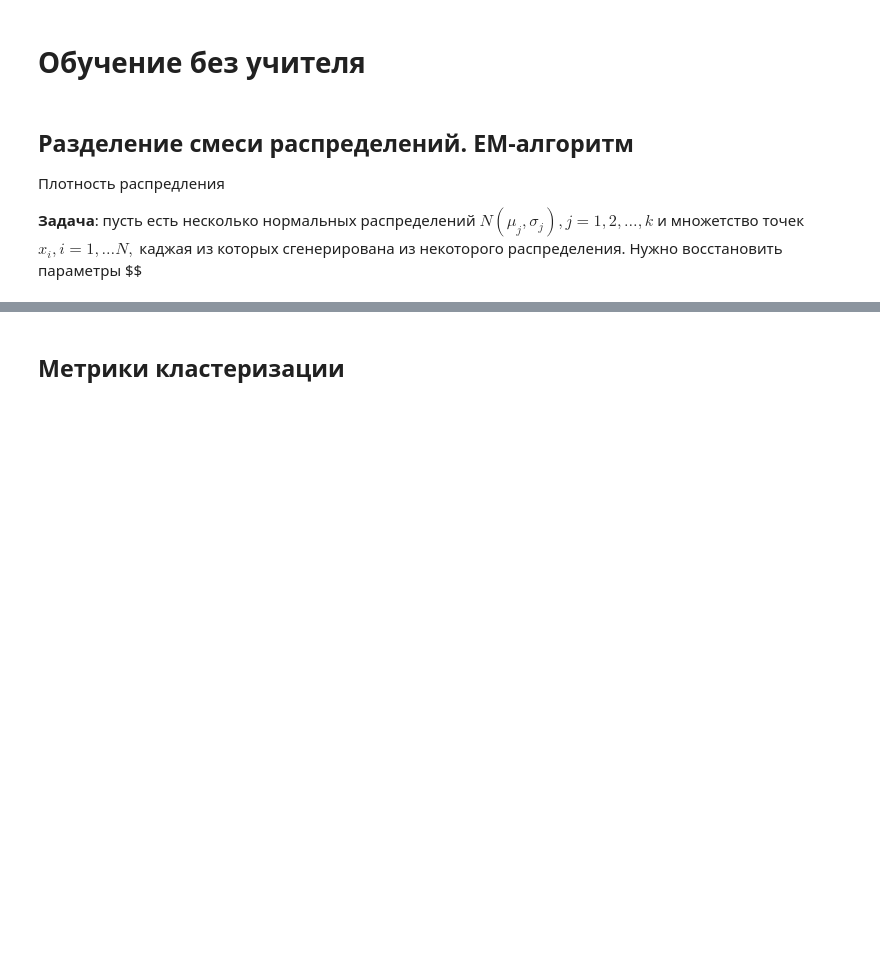
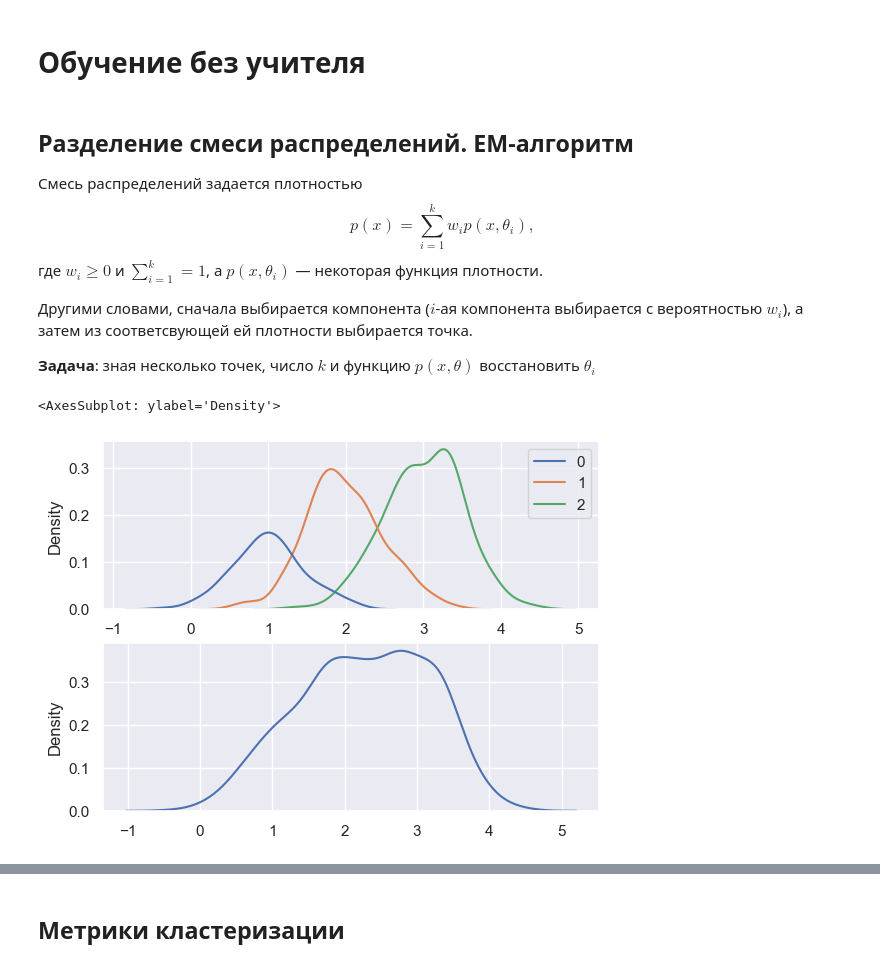
Before and after one commit to pavelgein/nsu_fit_ml_2023, a Jupyter notebook: notebooks/classes/W9-Unsupervised.ipynb, the cells around one changed output, grey strips where cells are left out. Drawn from its saved outputs; the diff is of its cells as text; code cells hidden in the pictures; blank space fills up the shorter version.

```diff
--- a/notebooks/classes/W9-Unsupervised.ipynb
+++ b/notebooks/classes/W9-Unsupervised.ipynb
@@ -2,8 +2,40 @@
 # Обучение без учителя
 # %% [markdown]
 ## Разделение смеси распределений. EM-алгоритм
-Плотность распредления
+Смесь распределений задается плотностью
+$$
+    p(x) = \sum\limits_{i=1}^k w_i p(x, \theta_i),
+$$
+где $w_i\geqslant 0$  и $\sum\limits_{i=1}^k = 1$, а $p(x, \theta_i)$ — некоторая функция плотности.
+
+Другими словами, сначала выбирается компонента ($i$-ая компонента выбирается с вероятностью $w_i$),
+а затем из соответсвующей ей плотности выбирается точка.
 
 
-**Задача**: пусть есть несколько нормальных распределений $N(\mu_j, \sigma_j), j = 1, 2, \ldots, k$ и множетство точек $x_i, i = 1, \ldots N, $ каджая из которых сгенерирована из некоторого распределения.
-Нужно восстановить параметры $$
+**Задача**: зная несколько точек, число $k$ и функцию $p(x, \theta)$ восстановить $\theta_i$
+# %%
+import numpy as np
+import matplotlib.pyplot as plt
+import seaborn as sns
+
+%matplotlib inline
+sns.set()
+
+
+sizes = [200, 400, 500]
+mus = [1, 2, 3]
+stds = [0.5, 0.5, 0.5]
+
+xs = [
+    mu + np.random.randn(size) * std
+    for size, mu, std in zip(sizes, mus, stds)
+]
+
+merged = np.hstack(xs)
+
+fig, ax = plt.subplots(2, 1)
+sns.kdeplot(xs, ax=ax[0])
+sns.kdeplot(merged, ax=ax[1])
+# %% [output]
+<AxesSubplot: ylabel='Density'>
+[figure, added]
```
Also changed, not shown: parts of 18 cells of this notebook.
